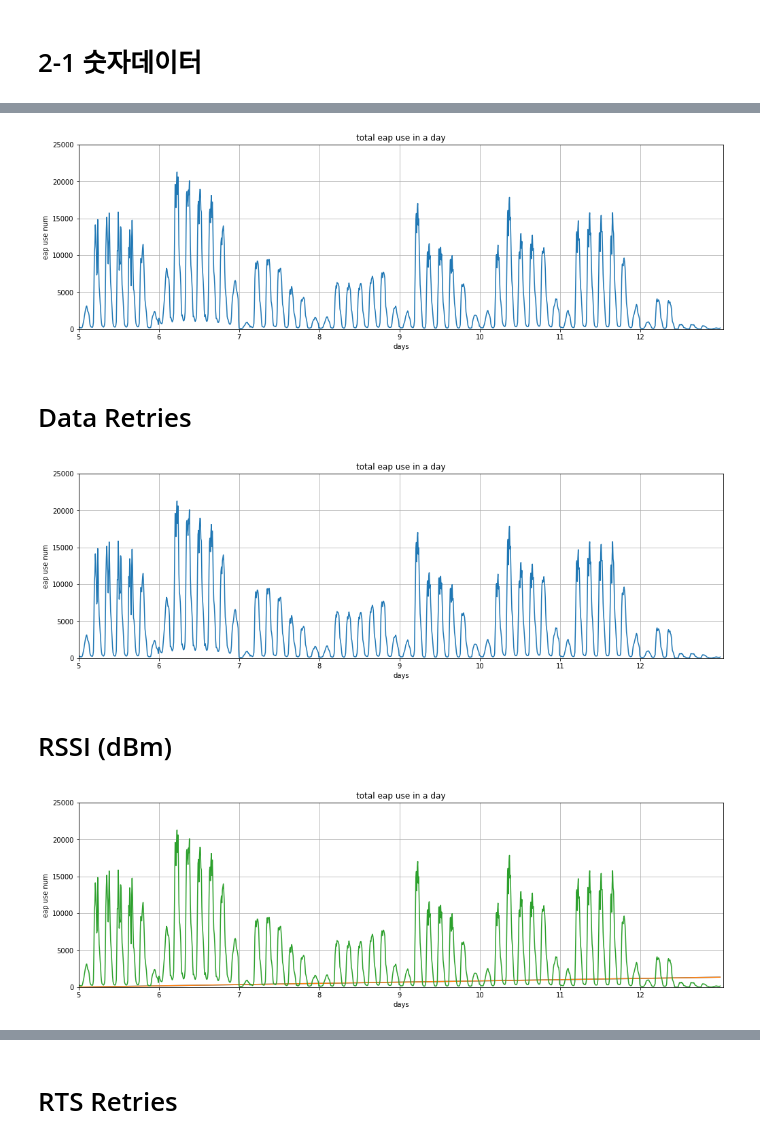
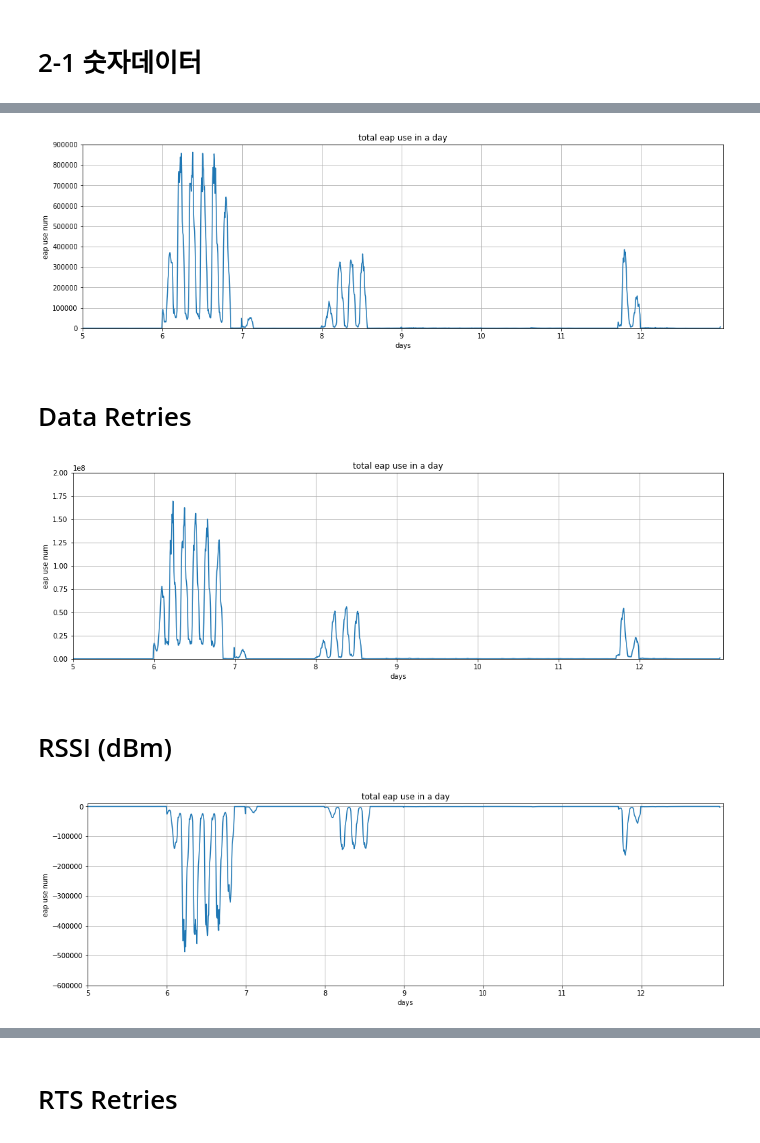
Before and after one commit to leeEunJooo/NetworkAssociation, a Jupyter notebook: 세션수 외 다른 주기성.ipynb, the cells around one changed output, grey strips where cells are left out. Drawn from its saved outputs; the diff is of its cells as text; code cells hidden in the pictures.

```diff
--- a/세션수 외 다른 주기성.ipynb
+++ b/세션수 외 다른 주기성.ipynb
@@ -803,27 +803,27 @@ def change_to_month(yoso_df):
                     for h in hourrange:
 
                         if h in hcnt:
-                            hcnt[h] += yoso_df.loc[(str(d.date()),week,h)][0]
+                            hcnt[h] += yoso_df.loc[(str(d.date()),week,h)][1]
 
                         else:
-                            hcnt[h] = yoso_df.loc[(str(d.date()),week,h)][0]
+                            hcnt[h] = yoso_df.loc[(str(d.date()),week,h)][1]
 
                         if h in hdiv:
                             hdiv[h]+= 1
                         else:
-                            hdiv[h] = yoso_df.loc[(str(d.date()),week,h)][1]
+                            hdiv[h] = yoso_df.loc[(str(d.date()),week,h)][0]
 
 
             #나누기 평균
             newcnt={}
             for k1,k2 in zip(hcnt,hdiv):
-                newcnt[k1] = hcnt[k1] / hcnt[k2]
+                newcnt[k1] = hcnt[k1] / hdiv[k2]
 
 
             #원소붙이기
             for k in hcnt:
                 hour.append(k)
-                df.append(hcnt[k])
+                df.append(newcnt[k])
                 yoil.append(week)
                 month.append(monthNum)
 
@@ -867,7 +852,7 @@ throughput_temp.drop(['month','yoil','hour'], axis=1, inplace=True)
 
 plt.figure()
 plt.subplot(1,1,1)
-plt.ylim(0,25000)
+plt.ylim(0,900000)
 plt.xlim(500,1350)
 plt.xticks([0,168,168*2,168*3,168*4,168*5,168*6,168*7],[5,6,7,8,9,10,11,12])
 plt.plot(throughput_temp)
@@ -876,7 +861,7 @@ plt.xlabel('days')
 plt.ylabel('eap use num')
 plt.grid()
 # %% [output]
-[figure, old version]
+[figure, new version]
 # %% [markdown]
 # Data Retries
 # %%
@@ -894,7 +879,7 @@ data_retries.drop(['month','yoil','hour'], axis=1, inplace=True)
 
 plt.figure()
 plt.subplot(1,1,1)
-plt.ylim(0,25000)
+plt.ylim(0,200000000)
 plt.xlim(500,1350)
 plt.xticks([0,168,168*2,168*3,168*4,168*5,168*6,168*7],[5,6,7,8,9,10,11,12])
 plt.plot(data_retries)
@@ -903,11 +888,11 @@ plt.xlabel('days')
 plt.ylabel('eap use num')
 plt.grid()
 # %% [output]
-[figure, old version]
+[figure, new version]
 # %% [markdown]
 # RSSI (dBm)
 # %%
-RSSI = num_dic_change_to_df('Utilization',"RSSI (dBm)")
+Data_Retries = num_dic_change_to_df('Utilization',"RSSI (dBm)")
 # %%
 RSSI.reset_index(level=3, inplace=True)
 # %%
@@ -919,15 +904,15 @@ rssi.drop(['month','yoil','hour'], axis=1, inplace=True)
 # %%
 ##### plt.rcParams["figure.figsize"] = (17,5)
 
 plt.figure()
 plt.subplot(1,1,1)
-plt.ylim(0,25000)
+plt.ylim(-600000,10000)
 plt.xlim(500,1350)
 plt.xticks([0,168,168*2,168*3,168*4,168*5,168*6,168*7],[5,6,7,8,9,10,11,12])
 plt.plot(rssi)
 plt.title('total eap use in a day')
 plt.xlabel('days')
 plt.ylabel('eap use num')
 plt.grid()
 # %% [output]
-[figure, old version]
+[figure, new version]
```
Also changed, not shown: parts of 12 cells of this notebook.
